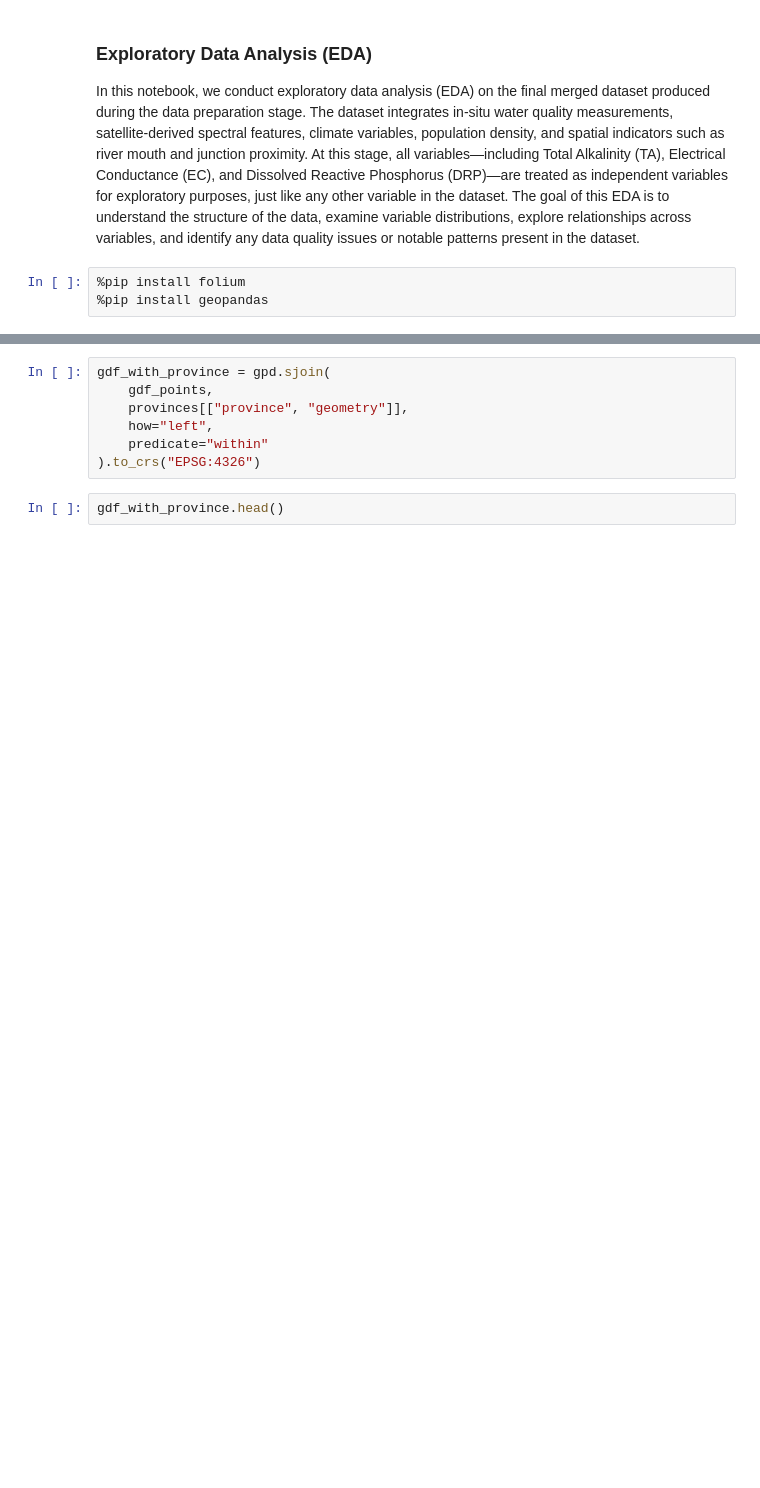
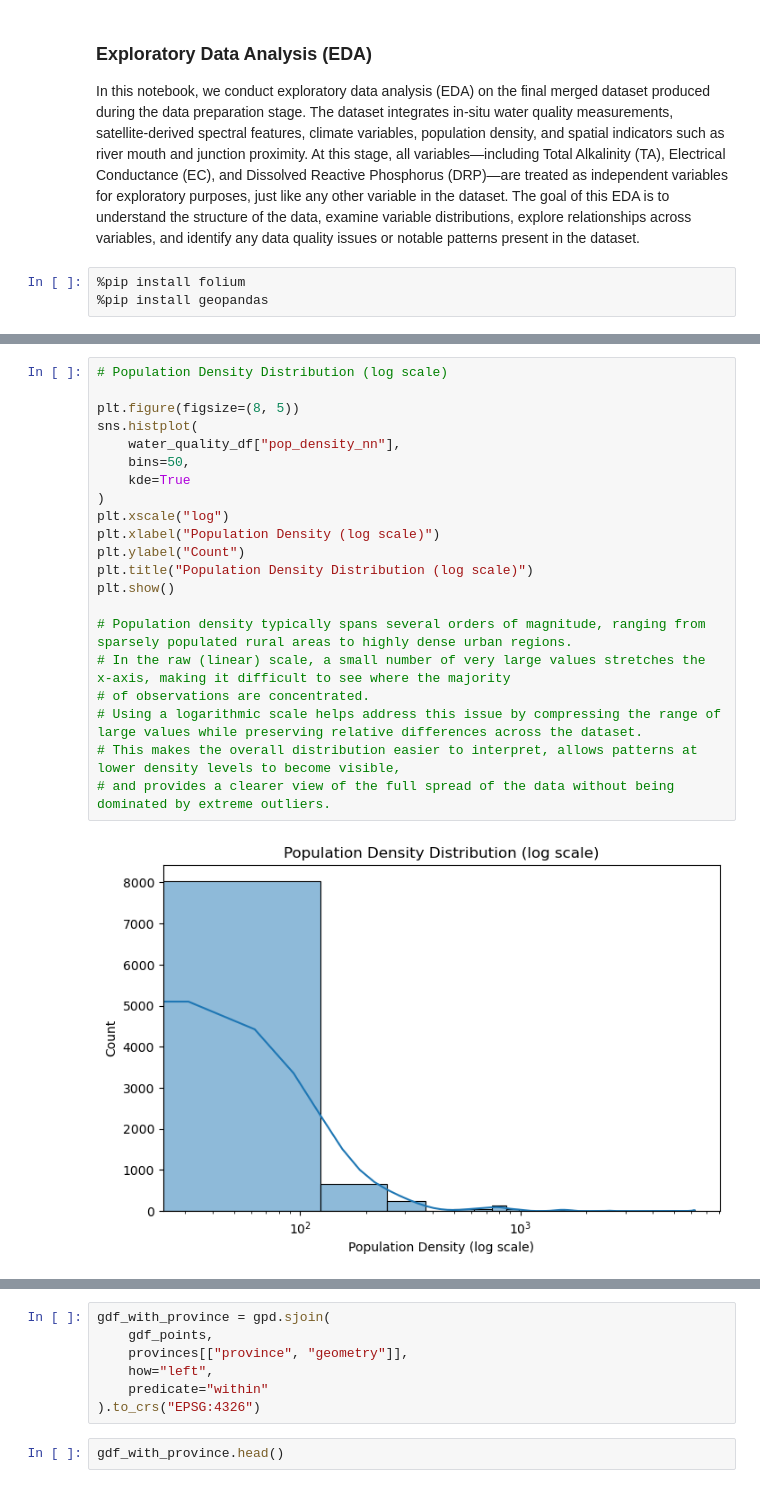
Before and after one commit to kylerod22/siads593-water-sustainability, a Jupyter notebook: 08-rjbest-sungmiki-kylerod-2026winter/src/EDA.ipynb, the cells around one changed output, grey strips where cells are left out. Saved outputs shown, nothing was run; the diff lists cells and outputs as text; blank space fills up the shorter version.

Commit message:
pop density EDA

```diff
--- a/08-rjbest-sungmiki-kylerod-2026winter/src/EDA.ipynb
+++ b/08-rjbest-sungmiki-kylerod-2026winter/src/EDA.ipynb
@@ -29,0 +72,23 @@ water_quality_df.head(10)
+# %%
+# Population Density Distribution (log scale)
+
+plt.figure(figsize=(8, 5))
+sns.histplot(
+    water_quality_df["pop_density_nn"],
+    bins=50,
+    kde=True
+)
+plt.xscale("log")
+plt.xlabel("Population Density (log scale)")
+plt.ylabel("Count")
+plt.title("Population Density Distribution (log scale)")
+plt.show()
+
+# Population density typically spans several orders of magnitude, ranging from sparsely populated rural areas to highly dense urban regions.
+# In the raw (linear) scale, a small number of very large values stretches the x-axis, making it difficult to see where the majority
+# of observations are concentrated.
+# Using a logarithmic scale helps address this issue by compressing the range of large values while preserving relative differences across the dataset.
+# This makes the overall distribution easier to interpret, allows patterns at lower density levels to become visible,
+# and provides a clearer view of the full spread of the data without being dominated by extreme outliers.
+# %% [output]
+[figure, added]
```
Also changed, not shown: parts of 12 cells of this notebook.
